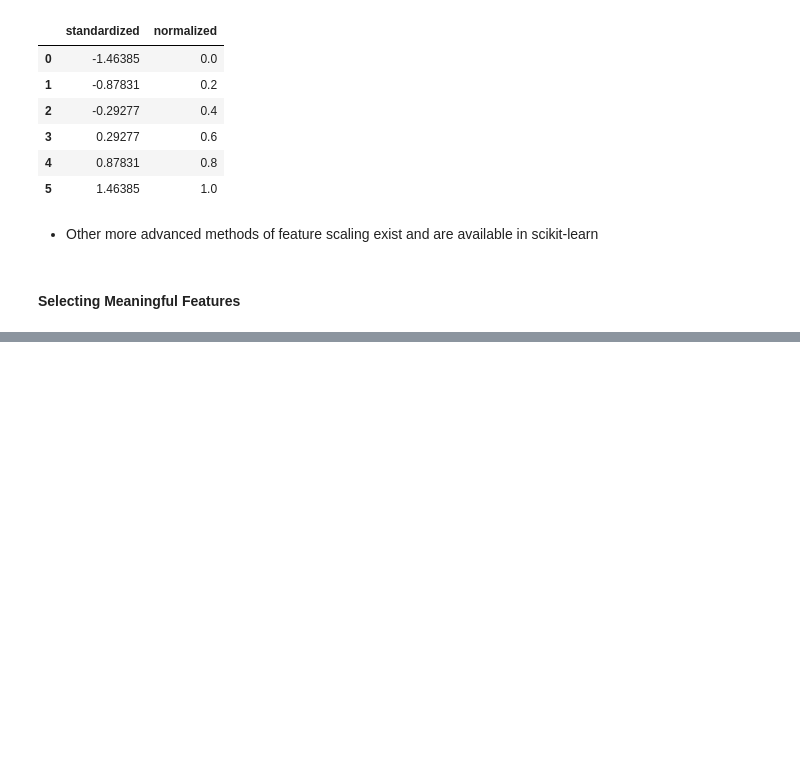
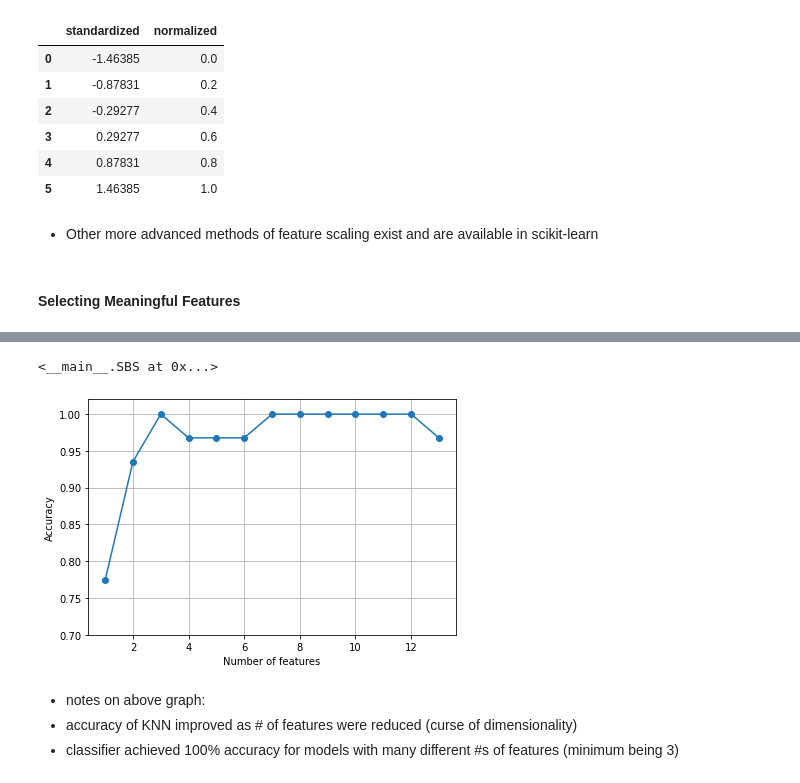
Before and after one commit to itgav/ML-Pytorch-Scikit-Learn-Book, a Jupyter notebook: itgav_notes/Ch4_Building Good Training Datasets.ipynb, the cells around one changed output, grey strips where cells are left out. Saved outputs shown, nothing was run; the diff lists cells and outputs as text; code cells hidden in the pictures; blank space fills up the shorter version.

```diff
--- a/itgav_notes/Ch4_Building Good Training Datasets.ipynb
+++ b/itgav_notes/Ch4_Building Good Training Datasets.ipynb
@@ -456,0 +612,24 @@ X_test_std = stdsc.transform(X_test) # is transformed by the fit of the trained
+# %%
+import matplotlib.pyplot as plt
+from sklearn.neighbors import KNeighborsClassifier
+
+knn = KNeighborsClassifier(n_neighbors=5)
+sbs = SBS(knn, k_features=1) # reduce to only most predictive feature
+sbs.fit(X_train_std, y_train)
+# %% [output]
+<__main__.SBS at 0x...>
+# %%
+k_feat = [len(k) for k in sbs.subsets_]
+plt.plot(k_feat, sbs.scores_, marker='o')
+plt.ylim([0.7, 1.02])
+plt.ylabel('Accuracy')
+plt.xlabel('Number of features')
+plt.grid()
+plt.tight_layout()
+plt.show()
+# %% [output]
+[figure, added]
+# %% [markdown]
+- notes on above graph:
+- accuracy of KNN improved as # of features were reduced (curse of dimensionality)
+- classifier achieved 100% accuracy for models with many different #s of features (minimum being 3)
```
Also changed, not shown: parts of 12 cells of this notebook, 1 other file.
